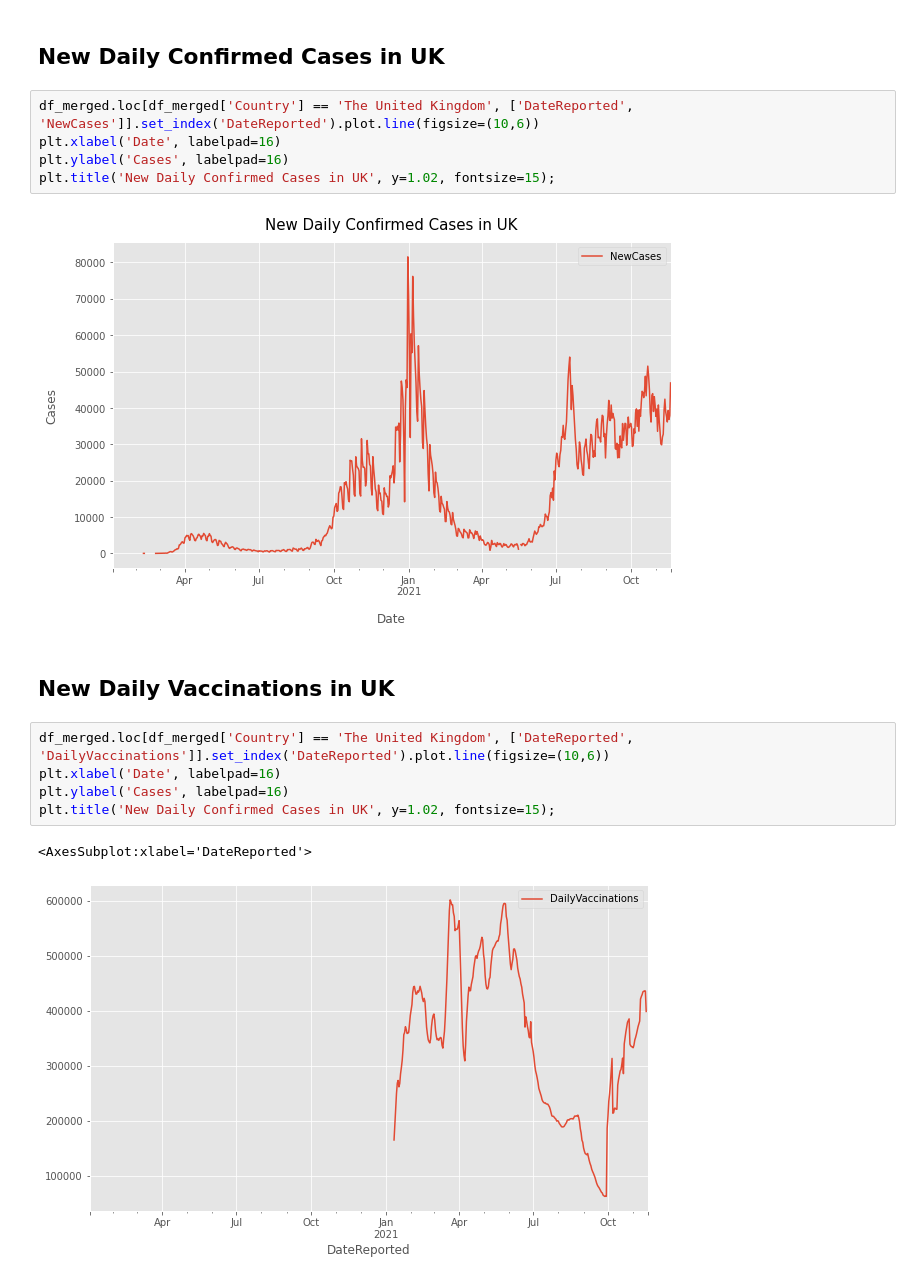
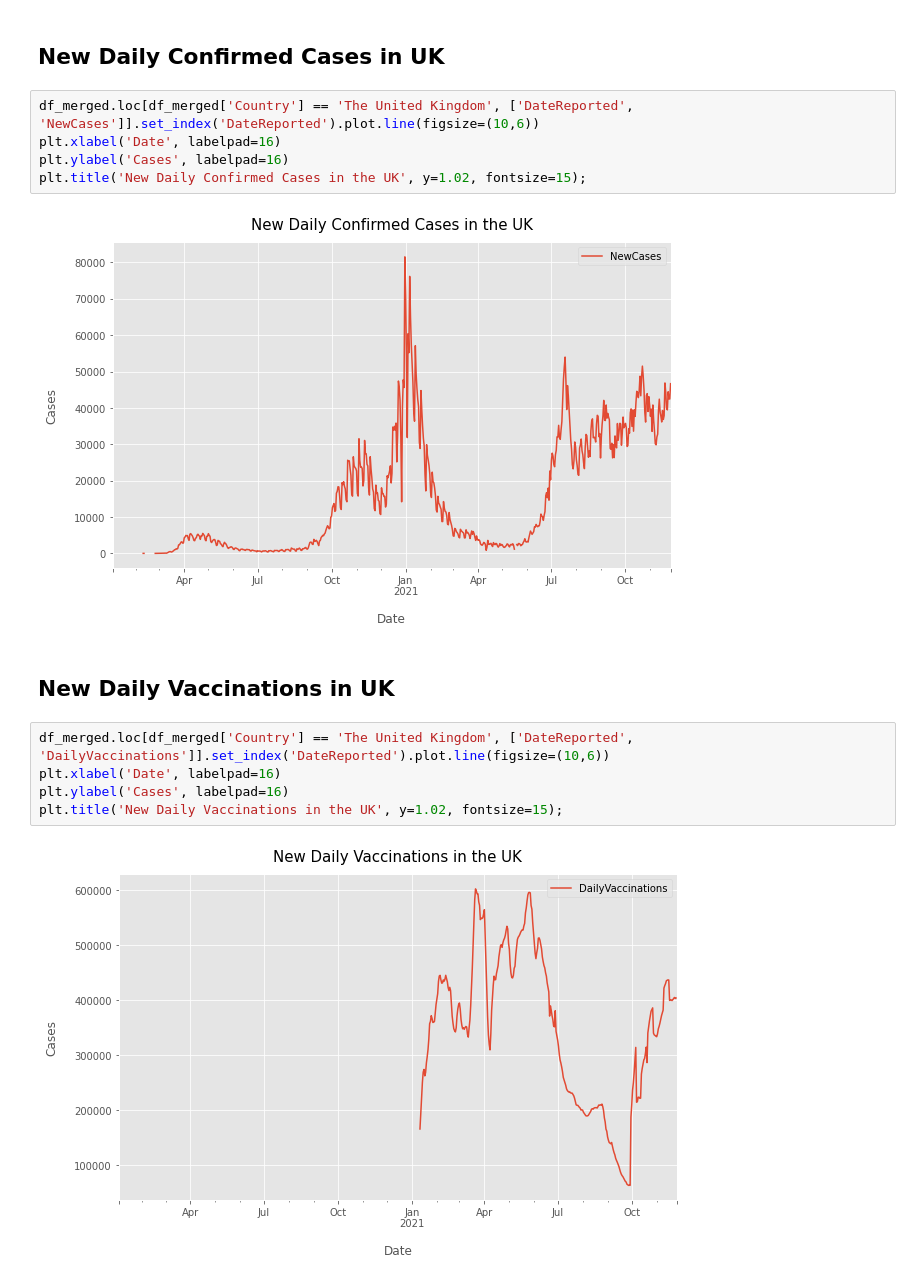
Before and after one commit to lyubol/Pandas-ETL---Covid, a Jupyter notebook: data_analysis.ipynb, the cells around one changed output. Saved outputs shown, nothing was run; the diff lists cells and outputs as text.

```diff
--- a/data_analysis.ipynb
+++ b/data_analysis.ipynb
@@ -118,16 +118,15 @@ plt.title('Total vaccinations per country (Top 10)', y=1.02, fontsize=15);
 df_merged.loc[df_merged['Country'] == 'The United Kingdom', ['DateReported', 'NewCases']].set_index('DateReported').plot.line(figsize=(10,6))
 plt.xlabel('Date', labelpad=16)
 plt.ylabel('Cases', labelpad=16)
-plt.title('New Daily Confirmed Cases in UK', y=1.02, fontsize=15);
+plt.title('New Daily Confirmed Cases in the UK', y=1.02, fontsize=15);
 # %% [output]
-[figure, old version]
+[figure, new version]
 # %% [markdown]
 ## New Daily Vaccinations in UK
 # %%
 df_merged.loc[df_merged['Country'] == 'The United Kingdom', ['DateReported', 'DailyVaccinations']].set_index('DateReported').plot.line(figsize=(10,6))
 plt.xlabel('Date', labelpad=16)
 plt.ylabel('Cases', labelpad=16)
-plt.title('New Daily Confirmed Cases in UK', y=1.02, fontsize=15);
+plt.title('New Daily Vaccinations in the UK', y=1.02, fontsize=15);
 # %% [output]
-<AxesSubplot:xlabel='DateReported'>
-[figure, old version]
+[figure, new version]
```
Also changed, not shown: parts of 10 cells of this notebook, 9 other files.
